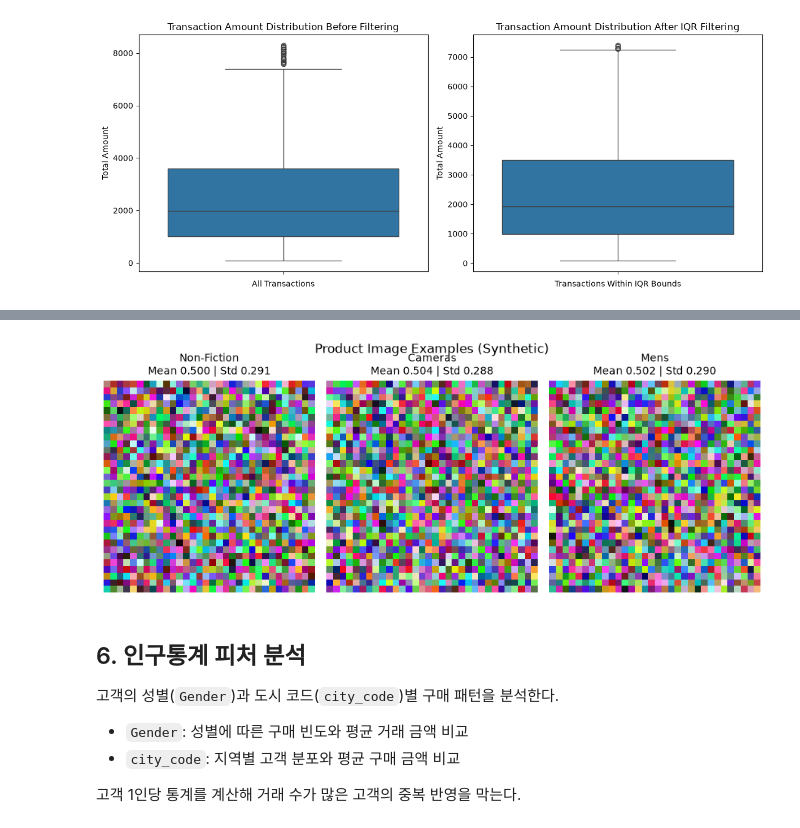
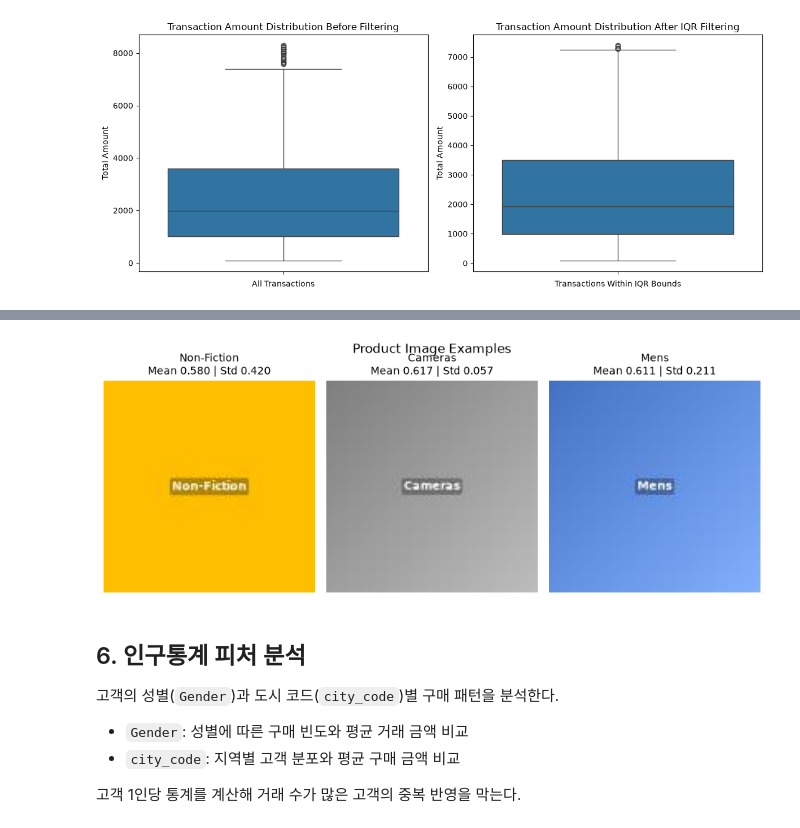
Before and after one commit to loader1017/A1-1, a Jupyter notebook: notebooks/analysis_report.ipynb, the cells around one changed output, grey strips where cells are left out. Drawn from its saved outputs; the diff is of its cells as text; code cells hidden in the pictures.

```diff
--- a/notebooks/analysis_report.ipynb
+++ b/notebooks/analysis_report.ipynb
@@ -323,24 +323,24 @@ display(df[["prod_subcat_code", "image_mean", "image_std"]].head())
 # %%
-sample_rows = products.reset_index(drop=True).sample(n=3, random_state=RANDOM_SEED)
+import matplotlib.image as mpimg
 
-rng_vis = np.random.default_rng(RANDOM_SEED)
-all_images = rng_vis.integers(0, 256, size=(len(products), 32, 32, 3), dtype=np.uint8)
+sample_rows = products.dropna(subset=["image_mean"]).sample(n=3, random_state=RANDOM_SEED)
 
 fig, axes = plt.subplots(1, len(sample_rows), figsize=(9, 3.6), squeeze=False)
 
-for ax, (pos, row) in zip(axes[0], sample_rows.iterrows()):
-    ax.imshow(all_images[pos])
+for ax, (_, row) in zip(axes[0], sample_rows.iterrows()):
+    img = mpimg.imread(str(analyzer.image_path(row["prod_cat_code"], row["prod_subcat_code"])))
+    ax.imshow(img)
     ax.set_title(
         f"{row['prod_subcat']}\nMean {row['image_mean']:.3f} | Std {row['image_std']:.3f}",
         fontsize=10,
     )
     ax.axis("off")
 
-fig.suptitle("Product Image Examples (Synthetic)")
+fig.suptitle("Product Image Examples")
 fig.tight_layout()
 plt.show()
 # %% [output]
-[figure, old version]
+[figure, new version]
 # %% [markdown]
 ## 6. 인구통계 피처 분석
 
```
Also changed, not shown: parts of 7 cells of this notebook, 25 other files.
